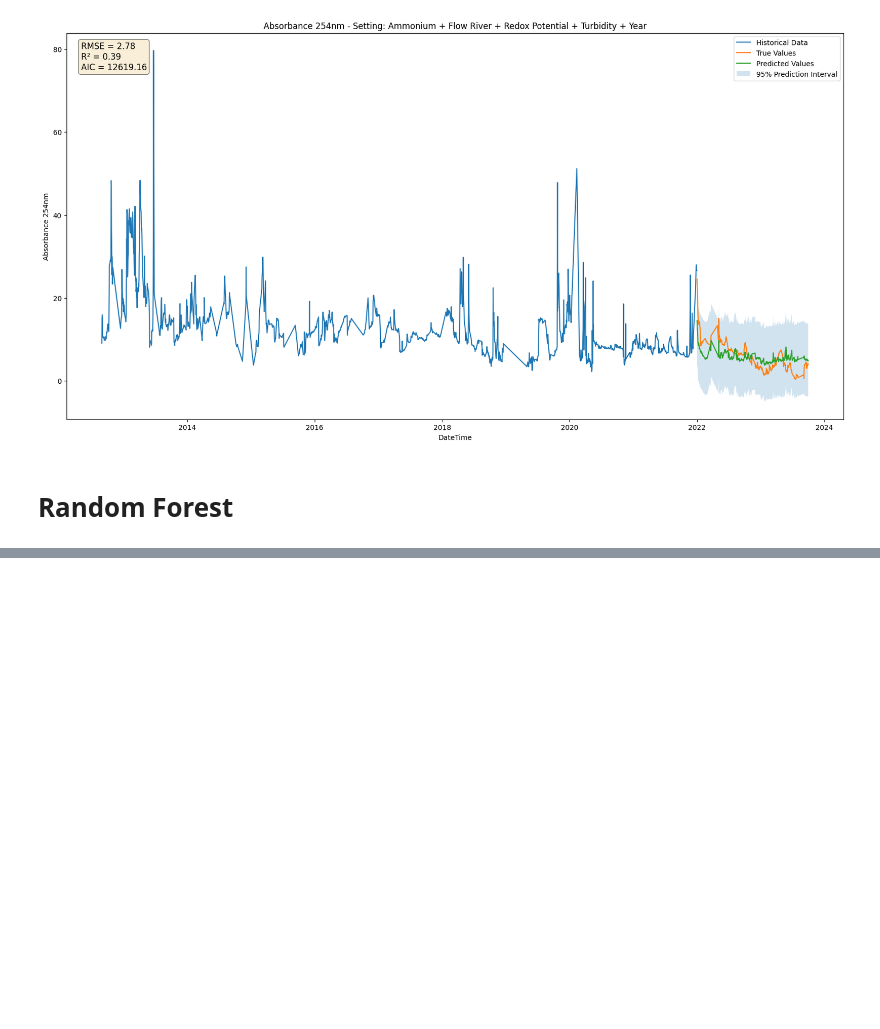
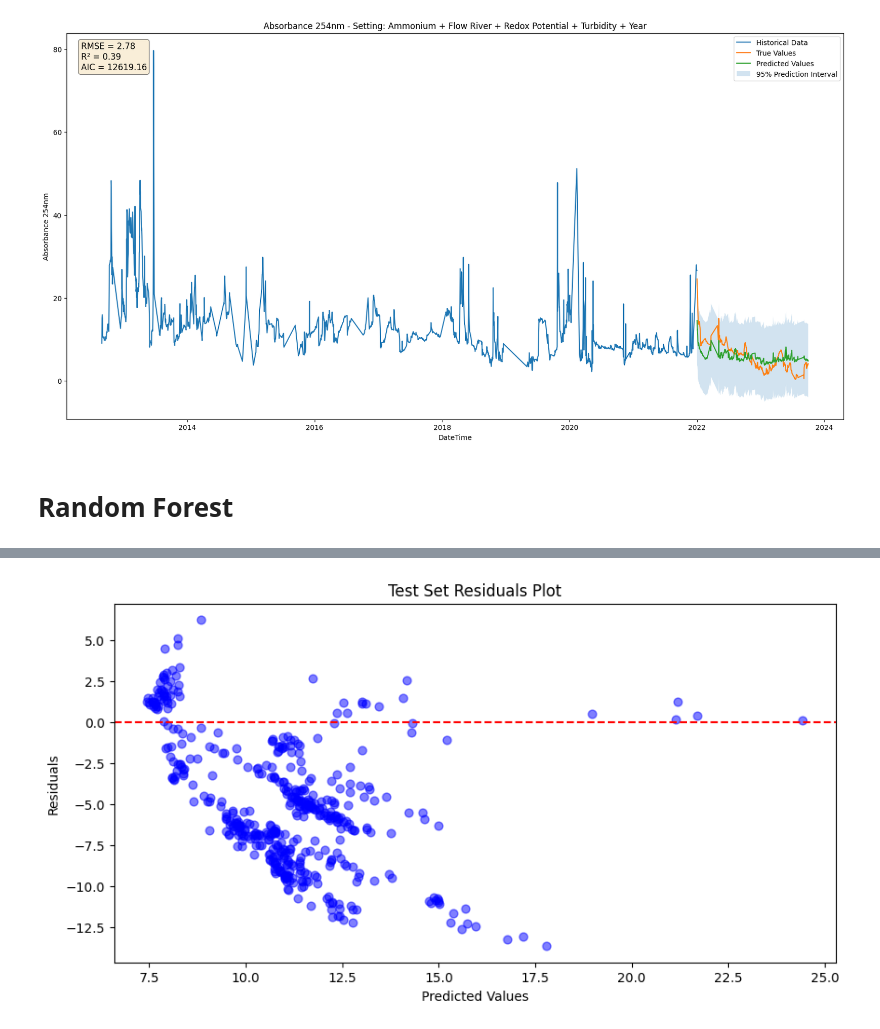
Before and after one commit to MassimilianoArca/climate-change, a Jupyter notebook: climate_change/modeling/all_variables.ipynb, the cells around one changed output, grey strips where cells are left out. Drawn from its saved outputs; the diff is of its cells as text; code cells hidden in the pictures; blank space fills up the shorter version.

```diff
--- a/climate_change/modeling/all_variables.ipynb
+++ b/climate_change/modeling/all_variables.ipynb
@@ -446,0 +599,12 @@ plt.show()
+# %%
+# plot the residuals
+residuals = y_test_fit['Absorbance 254nm'] - mean_predictions
+plt.figure(figsize=(10, 5))
+plt.scatter(mean_predictions, residuals, c='b', s=40, alpha=0.5)
+plt.axhline(y=0, color='r', linestyle='--')
+plt.xlabel('Predicted Values')
+plt.ylabel('Residuals')
+plt.title('Test Set Residuals Plot')
+plt.show()
+# %% [output]
+[figure, added]
```
Also changed, not shown: parts of 80 cells of this notebook, 3 other files.
